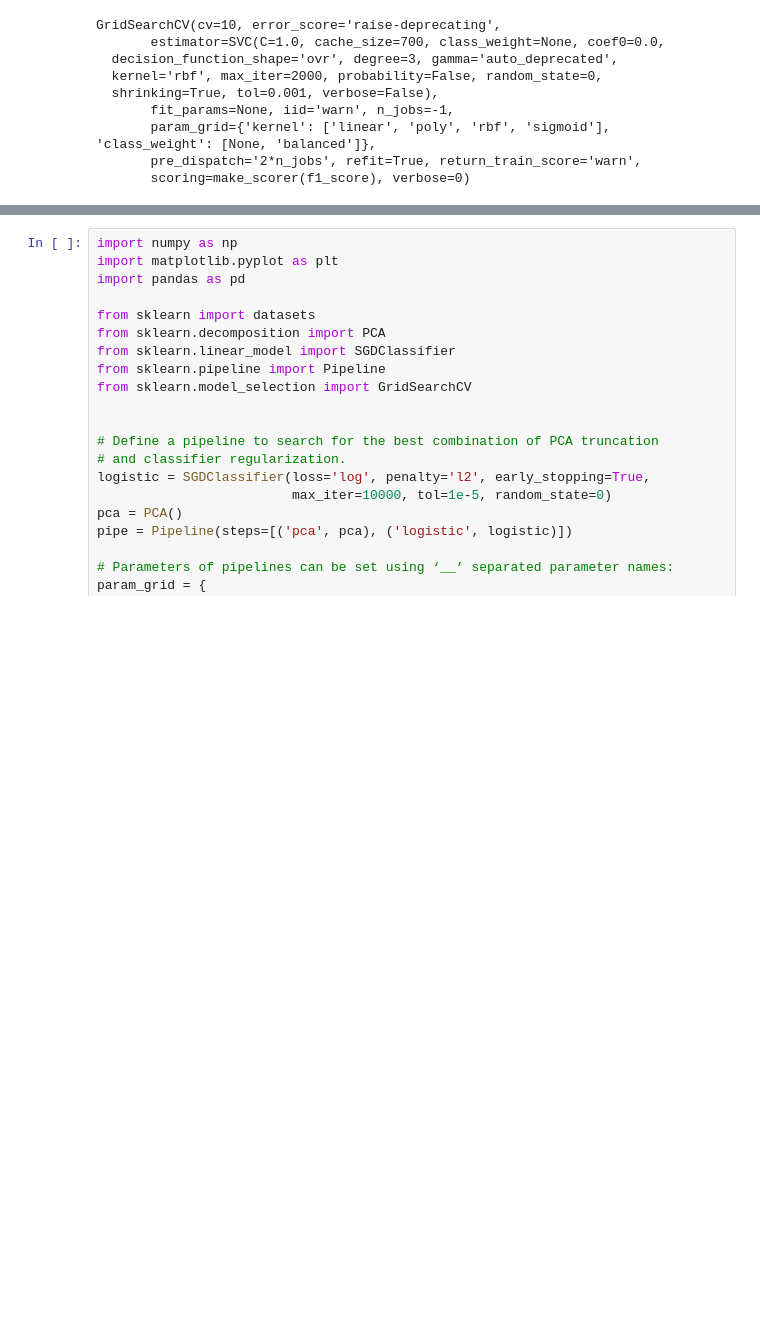
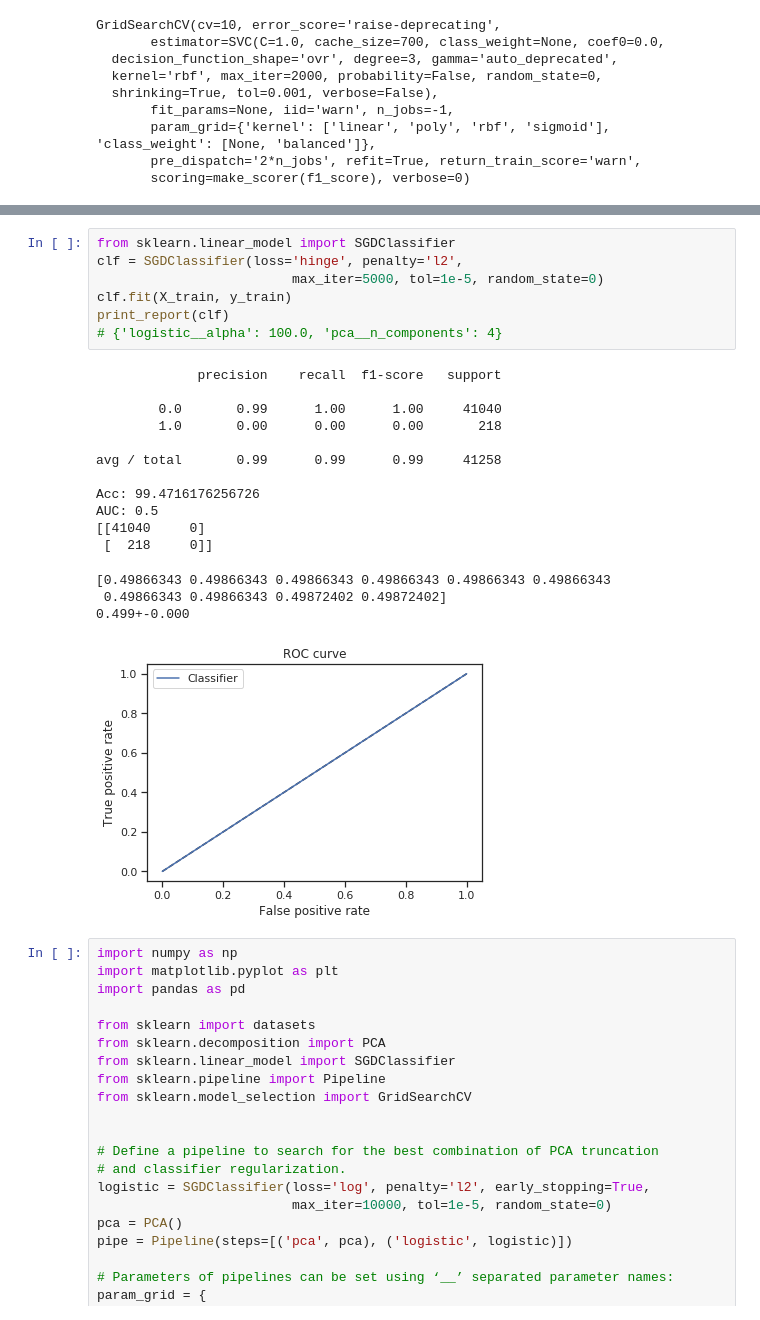
Before and after one commit to marcossilva/unbalanced_dataset_analysis, a Jupyter notebook: Untitled.ipynb, the cells around one changed output, grey strips where cells are left out. Drawn from its saved outputs; the diff is of its cells as text; blank space fills up the shorter version.

```diff
--- a/Untitled.ipynb
+++ b/Untitled.ipynb
@@ -223,3 +302,26 @@ AUC: 0.9880830554530666
+# %%
+from sklearn.linear_model import SGDClassifier
+clf = SGDClassifier(loss='hinge', penalty='l2',
+                         max_iter=5000, tol=1e-5, random_state=0)
+clf.fit(X_train, y_train)
+print_report(clf)
+# {'logistic__alpha': 100.0, 'pca__n_components': 4}
+# %% [output]
+             precision    recall  f1-score   support
+
+        0.0       0.99      1.00      1.00     41040
+        1.0       0.00      0.00      0.00       218
+
+avg / total       0.99      0.99      0.99     41258
+
+Acc: 99.4716176256726
+AUC: 0.5
+[[41040     0]
+ [  218     0]]
+[0.49866343 0.49866343 0.49866343 0.49866343 0.49866343 0.49866343
+ 0.49866343 0.49866343 0.49872402 0.49872402]
+0.499+-0.000
+[figure, added]
 # %%
 import numpy as np
 import matplotlib.pyplot as plt
```
Also changed, not shown: parts of 20 cells of this notebook.
